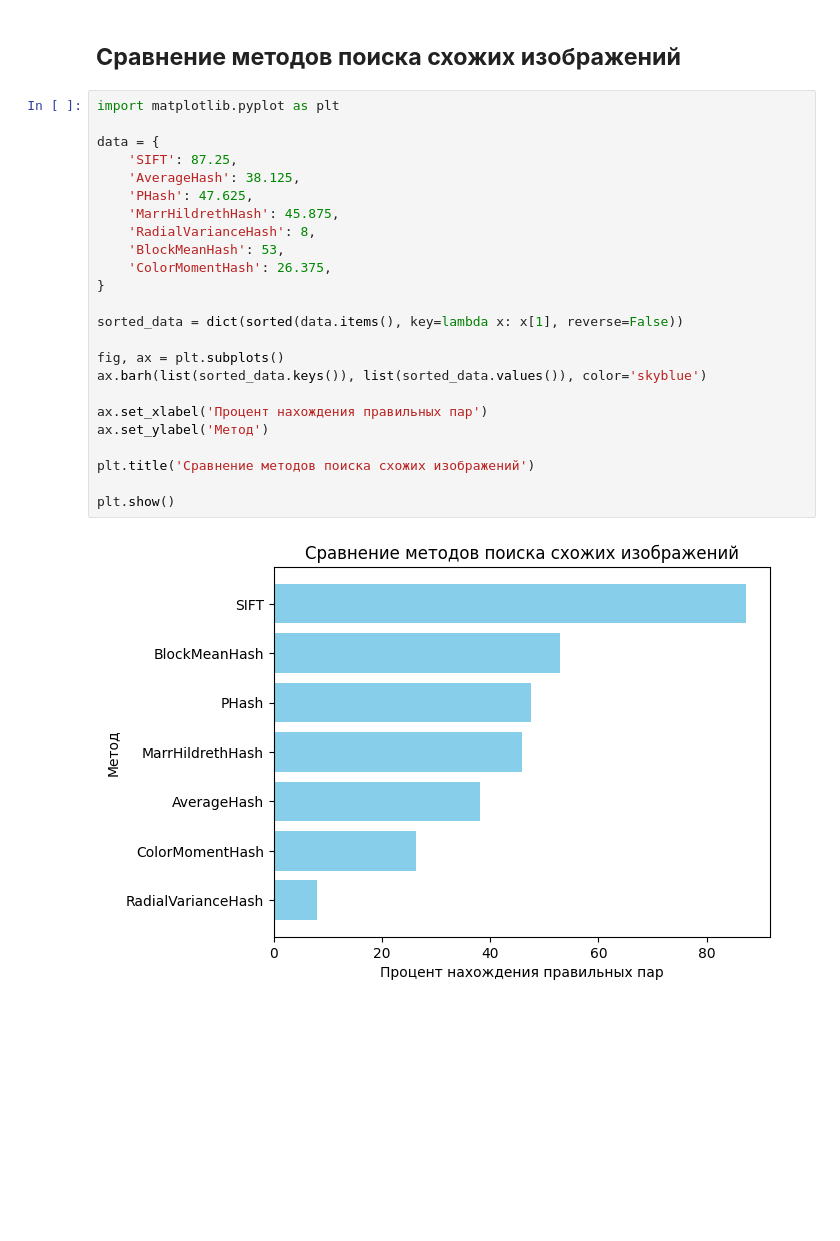
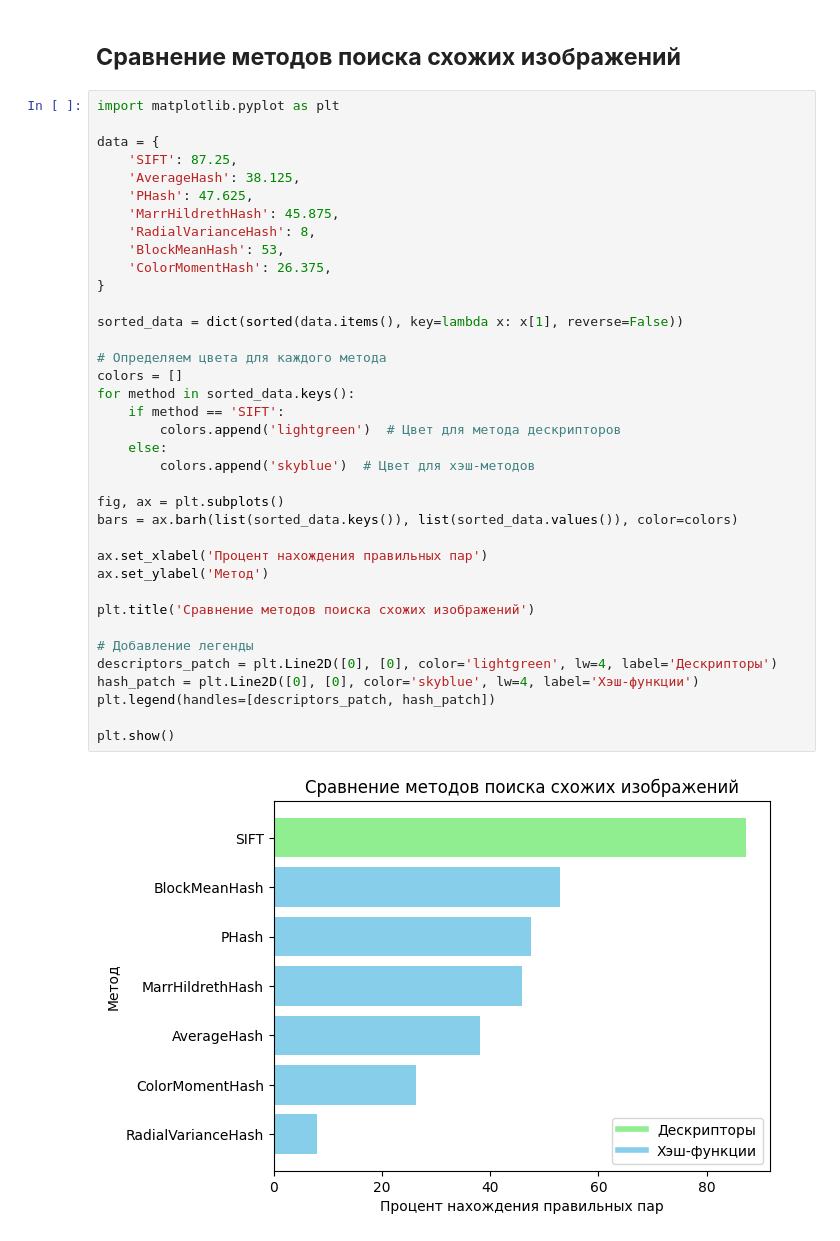
Before and after one commit to cloudsucker/visdatcompy, a Jupyter notebook: research/stats.ipynb, the cells around one changed output. Saved outputs shown, nothing was run; the diff lists cells and outputs as text; blank space fills up the shorter version.

```diff
--- a/research/stats.ipynb
+++ b/research/stats.ipynb
@@ -5,26 +5,39 @@
 # %%
 import matplotlib.pyplot as plt
 
 data = {
     'SIFT': 87.25,
     'AverageHash': 38.125,
     'PHash': 47.625,
     'MarrHildrethHash': 45.875,
     'RadialVarianceHash': 8,
     'BlockMeanHash': 53,
     'ColorMomentHash': 26.375,
 }
 
 sorted_data = dict(sorted(data.items(), key=lambda x: x[1], reverse=False))
 
+# Определяем цвета для каждого метода
+colors = []
+for method in sorted_data.keys():
+    if method == 'SIFT':
+        colors.append('lightgreen')  # Цвет для метода дескрипторов
+    else:
+        colors.append('skyblue')  # Цвет для хэш-методов
+
 fig, ax = plt.subplots()
-ax.barh(list(sorted_data.keys()), list(sorted_data.values()), color='skyblue')
+bars = ax.barh(list(sorted_data.keys()), list(sorted_data.values()), color=colors)
 
 ax.set_xlabel('Процент нахождения правильных пар')
 ax.set_ylabel('Метод')
 
 plt.title('Сравнение методов поиска схожих изображений')
 
+# Добавление легенды
+descriptors_patch = plt.Line2D([0], [0], color='lightgreen', lw=4, label='Дескрипторы')
+hash_patch = plt.Line2D([0], [0], color='skyblue', lw=4, label='Хэш-функции')
+plt.legend(handles=[descriptors_patch, hash_patch])
+
 plt.show()
 # %% [output]
-[figure, old version]
+[figure, new version]
```
Also changed, not shown: 5 other files.
